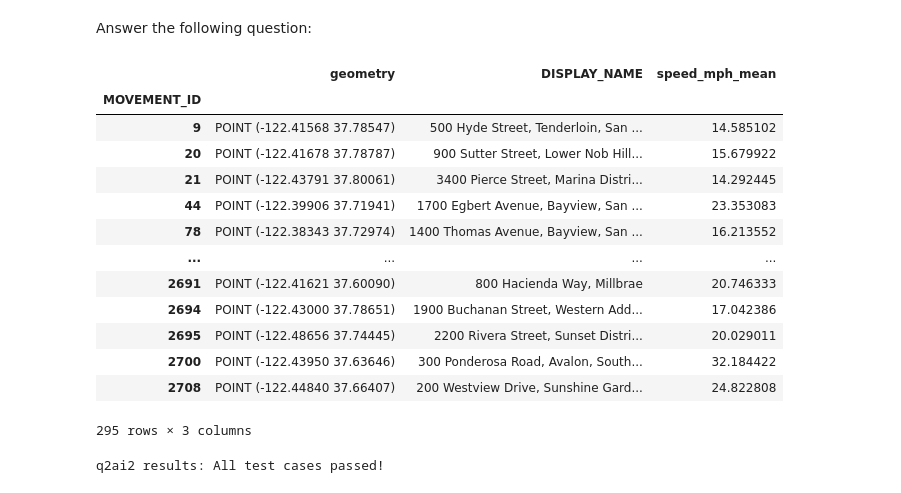
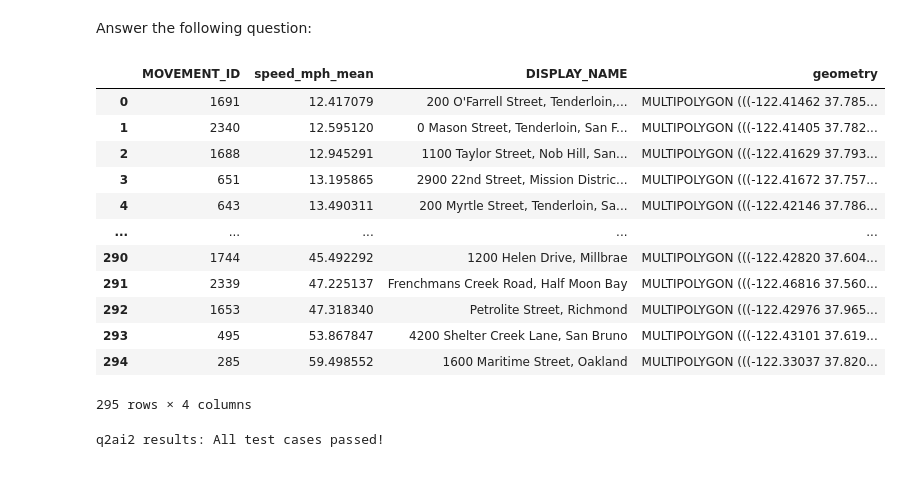
Before and after one commit to JerryPan2718/Traffic-EDA, a Jupyter notebook: Traffic_part1.ipynb, the cells around one changed output. Drawn from its saved outputs; the diff is of its cells as text; code cells hidden in the pictures.

```diff
--- a/Traffic_part1.ipynb
+++ b/Traffic_part1.ipynb
@@ -673,29 +673,29 @@ points: 3
 # %%
 # compute the average speed per census tract (will use this later),
 # BEFORE the shelter-in-place was announced on March 14, 2020.
 # Autograder expects this to be a series
-averages_pre = speeds_to_tract[speeds_to_tract["day"] < 14].groupby("MOVEMENT_ID").mean()["speed_mph_mean"]
+pre_lockdown = speeds_to_tract[speeds_to_tract['day'] < 14]
+averages_pre = pre_lockdown.dissolve(by='MOVEMENT_ID', aggfunc='mean')['speed_mph_mean'].sort_values()
+
 # Autograder expects this to be a dataframe with name of census tract,
 # polygon for census tract, and average speed per census tract
-move = speeds_to_tract[speeds_to_tract["day"] < 14].groupby("MOVEMENT_ID").mean().reset_index()
-table = move[["MOVEMENT_ID", "speed_mph_mean"]]
-averages_pre_named = speeds_to_tract[["MOVEMENT_ID", "geometry", "DISPLAY_NAME"]].merge(table, on="MOVEMENT_ID").groupby("MOVEMENT_ID").first()
+averages_pre_named = averages_pre.to_frame().merge(tract_to_gps, how = 'left', on = 'MOVEMENT_ID')
+
 averages_pre_named
 # %% [output]
-|  | geometry | DISPLAY_NAME | speed_mph_mean |
-| MOVEMENT_ID |  |  |  |
-| 9 | POINT (-122.41568 37.78547) | 500 Hyde Street, Tenderloin, San ... | 14.585102 |
-| 20 | POINT (-122.41678 37.78787) | 900 Sutter Street, Lower Nob Hill... | 15.679922 |
-| 21 | POINT (-122.43791 37.80061) | 3400 Pierce Street, Marina Distri... | 14.292445 |
-| 44 | POINT (-122.39906 37.71941) | 1700 Egbert Avenue, Bayview, San ... | 23.353083 |
-| 78 | POINT (-122.38343 37.72974) | 1400 Thomas Avenue, Bayview, San ... | 16.213552 |
-| ... | ... | ... | ... |
-| 2691 | POINT (-122.41621 37.60090) | 800 Hacienda Way, Millbrae | 20.746333 |
-| 2694 | POINT (-122.43000 37.78651) | 1900 Buchanan Street, Western Add... | 17.042386 |
-| 2695 | POINT (-122.48656 37.74445) | 2200 Rivera Street, Sunset Distri... | 20.029011 |
-| 2700 | POINT (-122.43950 37.63646) | 300 Ponderosa Road, Avalon, South... | 32.184422 |
-| 2708 | POINT (-122.44840 37.66407) | 200 Westview Drive, Sunshine Gard... | 24.822808 |
+|  | MOVEMENT_ID | speed_mph_mean | DISPLAY_NAME | geometry |
+| 0 | 1691 | 12.417079 | 200 O'Farrell Street, Tenderloin,... | MULTIPOLYGON (((-122.41462 37.785... |
+| 1 | 2340 | 12.595120 | 0 Mason Street, Tenderloin, San F... | MULTIPOLYGON (((-122.41405 37.782... |
+| 2 | 1688 | 12.945291 | 1100 Taylor Street, Nob Hill, San... | MULTIPOLYGON (((-122.41629 37.793... |
+| 3 | 651 | 13.195865 | 2900 22nd Street, Mission Distric... | MULTIPOLYGON (((-122.41672 37.757... |
+| 4 | 643 | 13.490311 | 200 Myrtle Street, Tenderloin, Sa... | MULTIPOLYGON (((-122.42146 37.786... |
+| ... | ... | ... | ... | ... |
+| 290 | 1744 | 45.492292 | 1200 Helen Drive, Millbrae | MULTIPOLYGON (((-122.42820 37.604... |
+| 291 | 2339 | 47.225137 | Frenchmans Creek Road, Half Moon Bay | MULTIPOLYGON (((-122.46816 37.560... |
+| 292 | 1653 | 47.318340 | Petrolite Street, Richmond | MULTIPOLYGON (((-122.42976 37.965... |
+| 293 | 495 | 53.867847 | 4200 Shelter Creek Lane, San Bruno | MULTIPOLYGON (((-122.43101 37.619... |
+| 294 | 285 | 59.498552 | 1600 Maritime Street, Oakland | MULTIPOLYGON (((-122.33037 37.820... |
-295 rows × 3 columns
+295 rows × 4 columns
 # %%
 grader.check("q2ai2")
 # %% [output]
```
Also changed, not shown: parts of 8 cells of this notebook, 1 other file.
